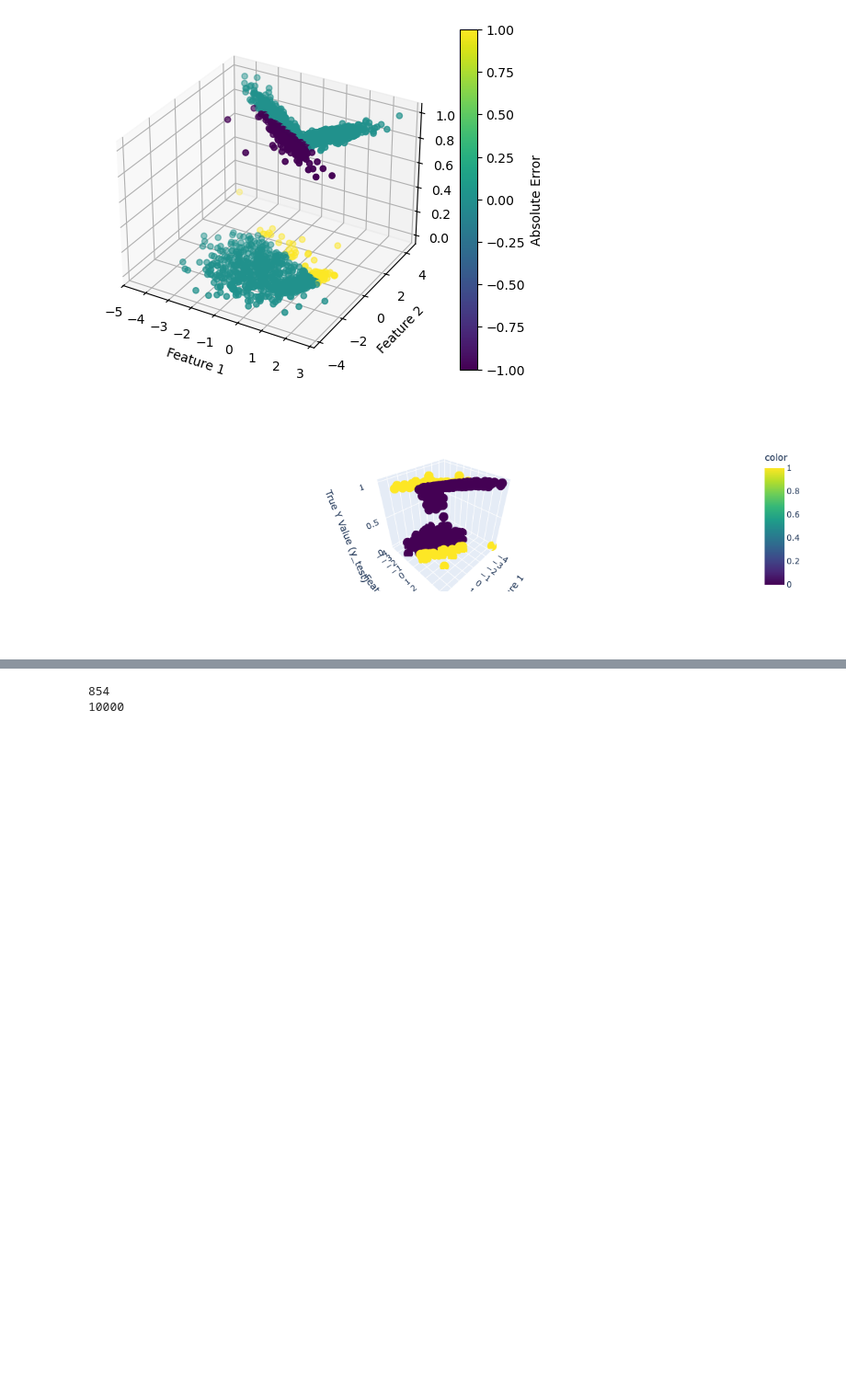
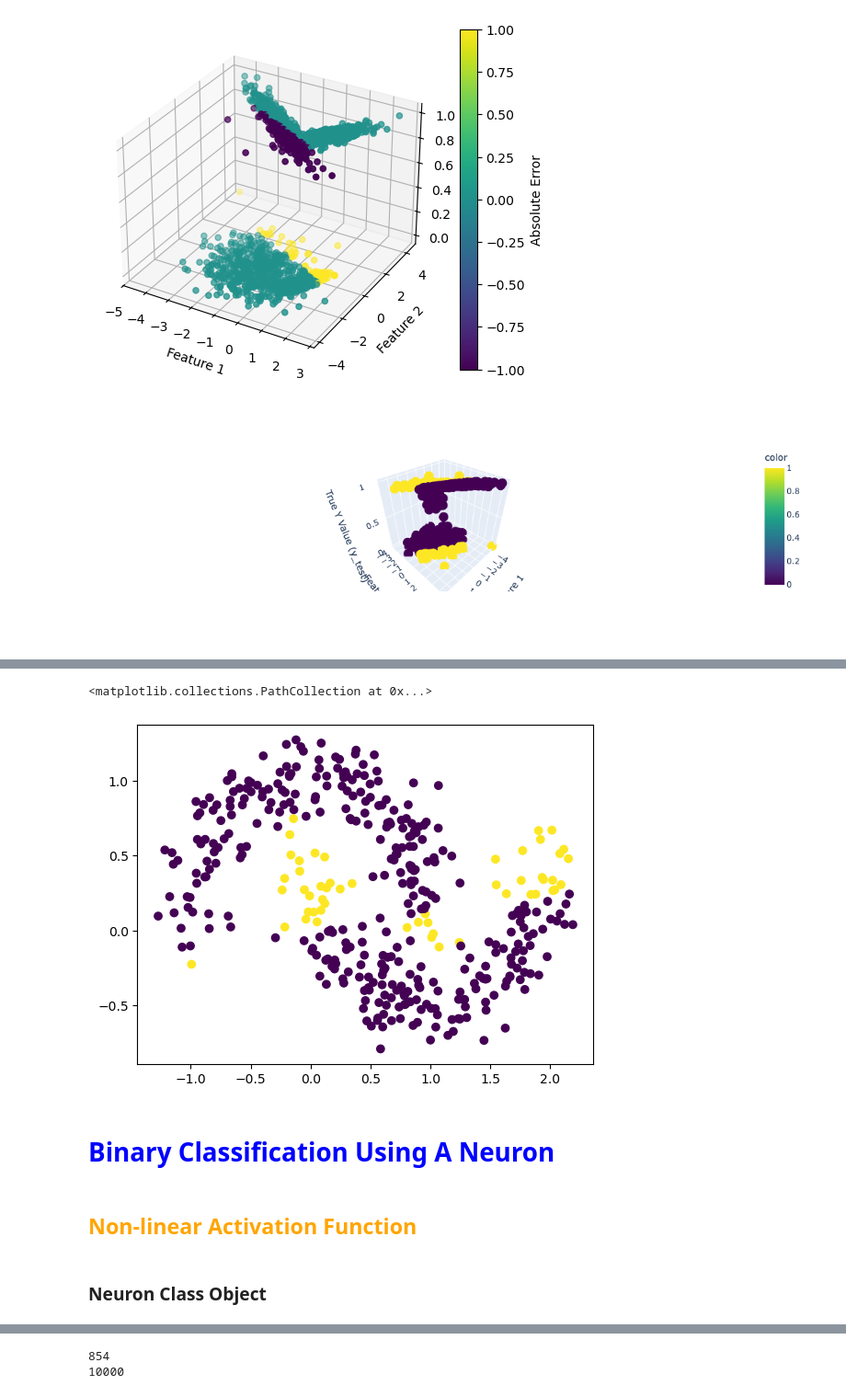
Before and after one commit to bdixit25/Notes, a Jupyter notebook: Machine_Learning/Deep_Learning/Chapter_3__The_Perceptron.ipynb, the cells around one changed output, grey strips where cells are left out. Shown at 92% size. Saved outputs shown, nothing was run; the diff lists cells and outputs as text; code cells hidden in the pictures; blank space fills up the shorter version.

```diff
--- a/Machine_Learning/Deep_Learning/Chapter_3__The_Perceptron.ipynb
+++ b/Machine_Learning/Deep_Learning/Chapter_3__The_Perceptron.ipynb
@@ -506,0 +596,9 @@ This limitation, highlighted by Marvin Minsky and Seymour Papert in 1969, led to
+# %%
+plt.scatter(X_test[:, 0], X_test[:,1], c=np.abs(pred_y-y_test))
+# %% [output]
+<matplotlib.collections.PathCollection at 0x...>
+[figure, added]
+# %% [markdown]
+# <font color='blue'> Binary Classification Using A Neuron </font>
+# %% [markdown]
+## <font color='orange'> Non-linear Activation Function </font>
@@ -506,0 +615,2 @@ This limitation, highlighted by Marvin Minsky and Seymour Papert in 1969, led to
+# %% [markdown]
+### Neuron Class Object
```
Also changed, not shown: parts of 28 cells of this notebook.
